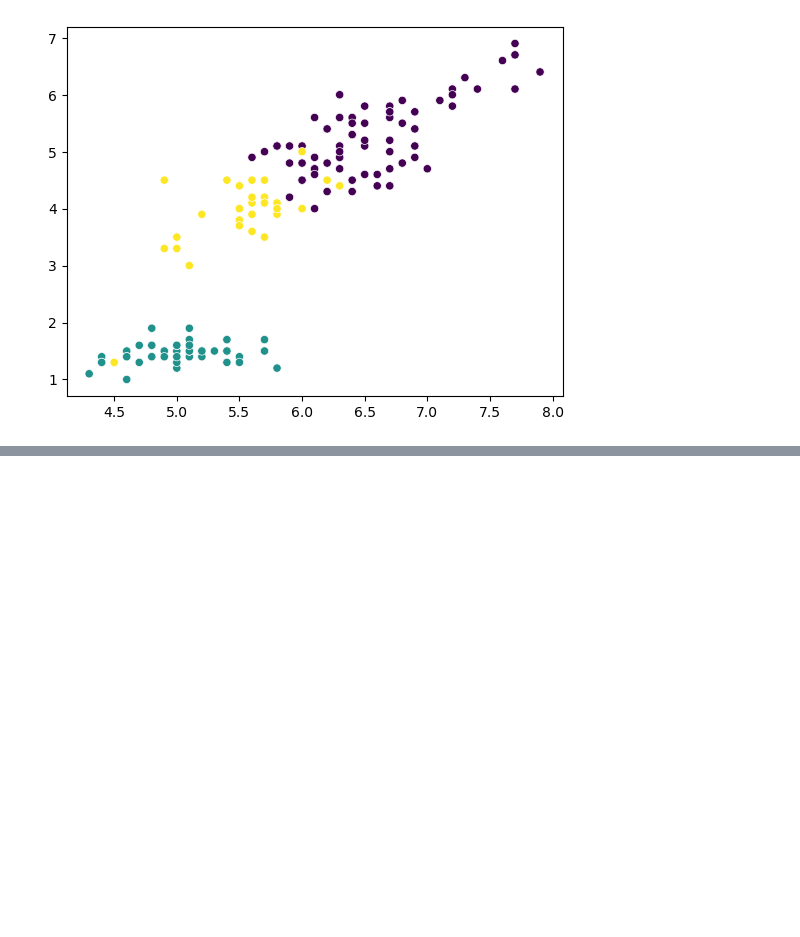
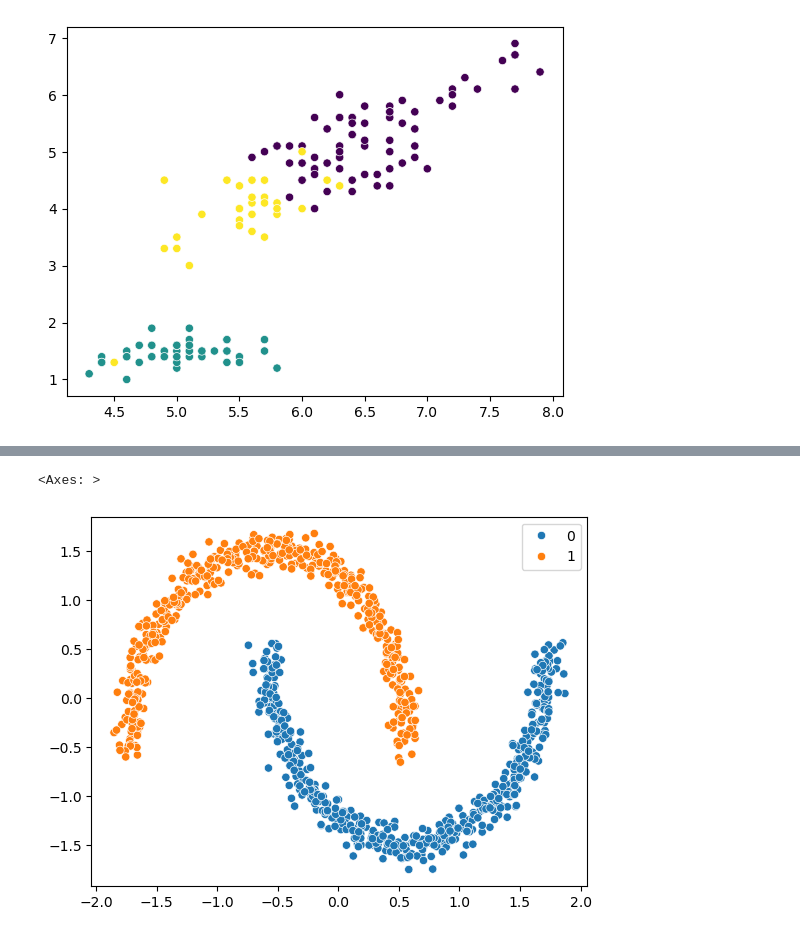
Before and after one commit to aneesi6247-lgtm/Unsupervised-Machine-Learning, a Jupyter notebook: Part_01_K_Means.ipynb, the cells around one changed output, grey strips where cells are left out. Cells and saved outputs as stored; diff of their text form; code cells hidden in the pictures; blank space fills up the shorter version.

```diff
--- a/Part_01_K_Means.ipynb
+++ b/Part_01_K_Means.ipynb
@@ -105,0 +130,8 @@ sns.scatterplot(x=x[:,0], y = x[:,2], c =labels)
+# %%
+# with DBSCAN
+db = DBSCAN(eps=0.2, min_samples=5)
+labels = db.fit_predict(x_scaled)
+sns.scatterplot(x=x_scaled[:,0], y = x_scaled[:,1], hue=labels)
+# %% [output]
+<Axes: >
+[figure, added]
```
Also changed, not shown: parts of 3 cells of this notebook.
